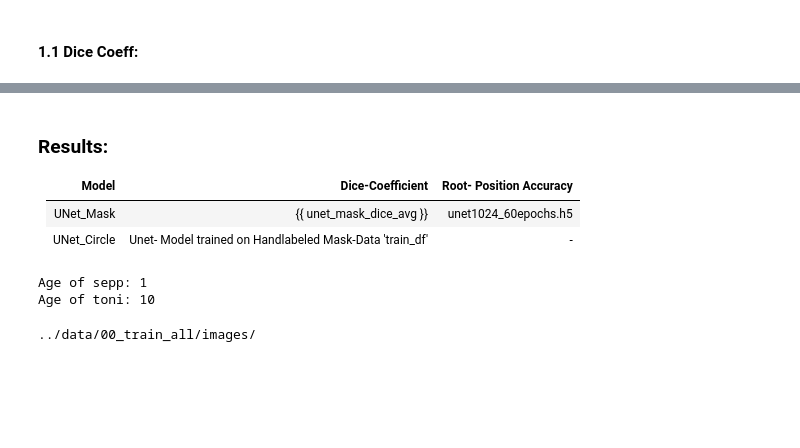
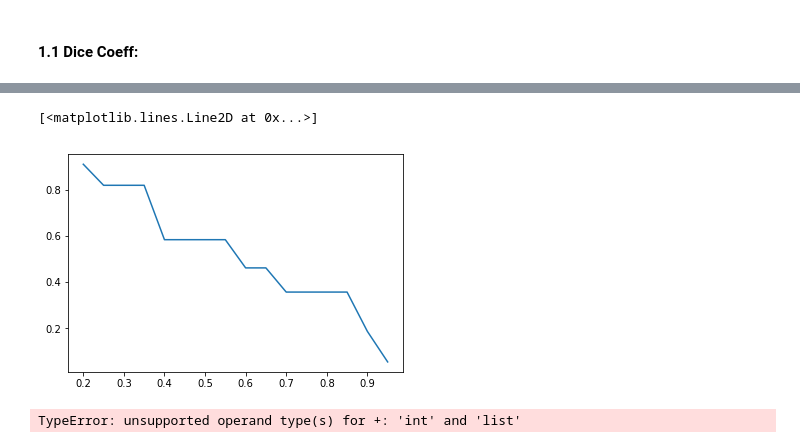
Before and after one commit to dschori/Rumex-Detection, a Jupyter notebook: notebooks/40_Evaluate_Models.ipynb, the cells around one changed output, grey strips where cells are left out. Saved outputs shown, nothing was run; the diff lists cells and outputs as text; code cells hidden in the pictures; blank space fills up the shorter version.

```diff
--- a/notebooks/40_Evaluate_Models.ipynb
+++ b/notebooks/40_Evaluate_Models.ipynb
@@ -68,7 +68,7 @@ from keras.models import load_model, model_from_json
 import keras.losses
 keras.losses.custom_loss = bce_dice_loss
 
-model = load_model('../saved_models/unet/rgb_512_786_seperate_outputs/unet_dice_0.8199_iou_0.9352.h5', custom_objects={'bce_dice_loss': bce_dice_loss,'dice_coeff':dice_coeff,'iou':iou})
+model = load_model('../saved_models/unet/rgb_512_768_best/unet_dice_0.8206_iou_0.9490.h5', custom_objects={'bce_dice_loss': bce_dice_loss,'dice_coeff':dice_coeff,'iou':iou})
 # %% [markdown]
 ### 1. Unet_Mask:
 # %%
@@ -93,4 +97,4 @@ imgs = np.array[]
 # %%
-_ = ev.mean_average_precicion()
+precicions = ev.mean_average_precicion()
 # %% [output]
 [interactive output not drawn]
@@ -125,7 +100,0 @@ unet_circle_dice_min, unet_circle_dice_max, unet_circle_dice_avg = ev.get_dice_c
-# %% [markdown]
-### Results:
-
-| Model | Dice-Coefficient | Root- Position Accuracy |
-|:------|------|--|
-|   UNet_Mask  | {{ unet_mask_dice_avg }} | unet1024_60epochs.h5 |
-|   UNet_Circle  | Unet- Model trained on Handlabeled Mask-Data 'train_df'| - |
@@ -153,20 +101,10 @@ class Programmer(User):
-# %%
-sepp = User('sepp')
-toni = Programmer('toni')
-
-sepp.set_age(1)
-sepp.print_age()
-
-toni.set_age(10)
-toni.print_age()
-# %% [output]
-Age of sepp: 1
-Age of toni: 10
-# %%
-tmp = None
-for i, r in test_df.iterrows():
-    tmp = r.iloc[0]
-    break
-print(tmp)
-# %% [output]
-../data/00_train_all/images/
+# %%
+precicions[0]
+plt.plot(np.arange(0.2, 1.0, 0.05),precicions[0])
+# %% [output]
+[<matplotlib.lines.Line2D at 0x...>]
+[figure, added]
+# %%
+sum(precicions)/len(precicions)
+# %% [output]
+TypeError: unsupported operand type(s) for +: 'int' and 'list'
```
Also changed, not shown: parts of 12 cells of this notebook, 1 other file.
